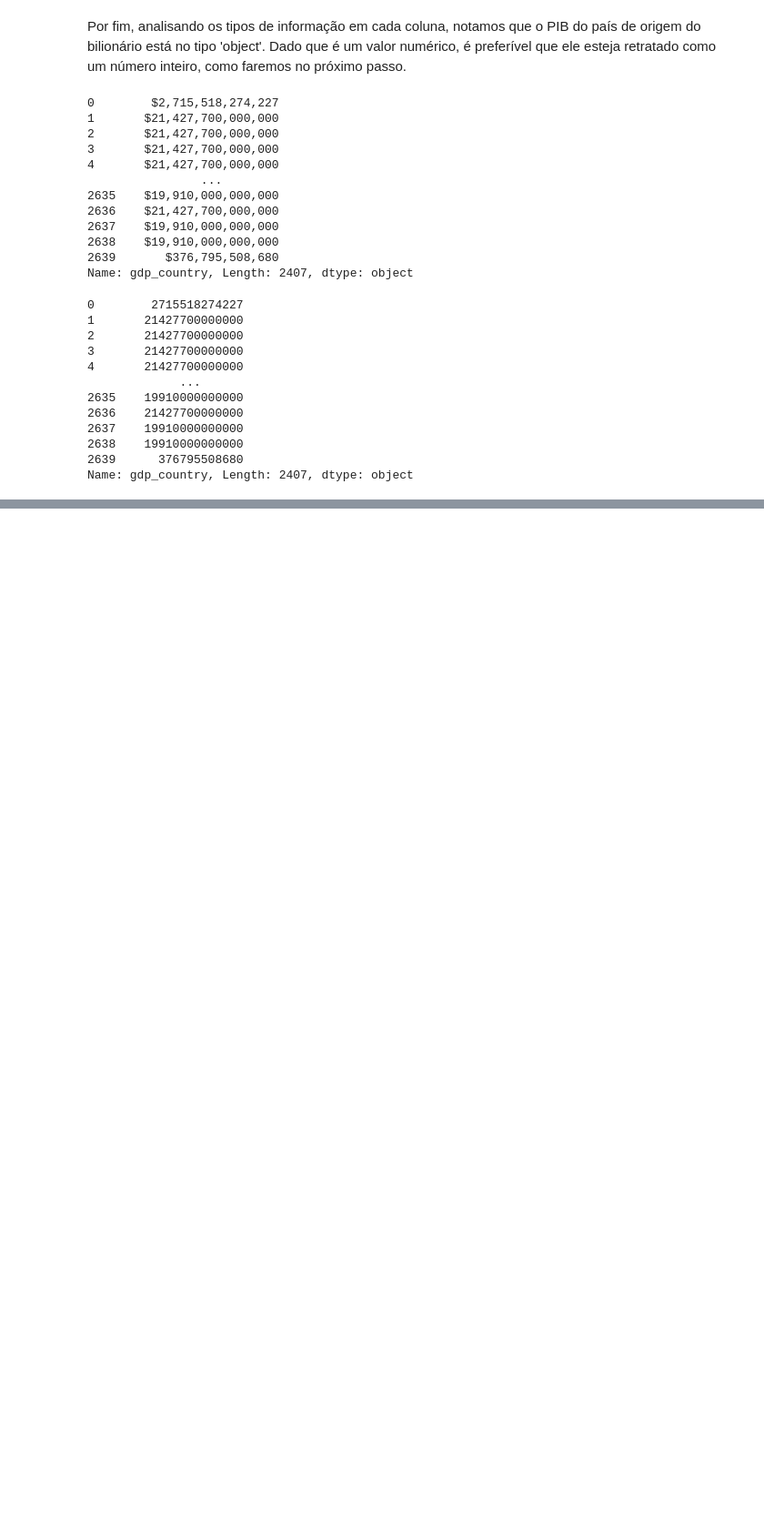
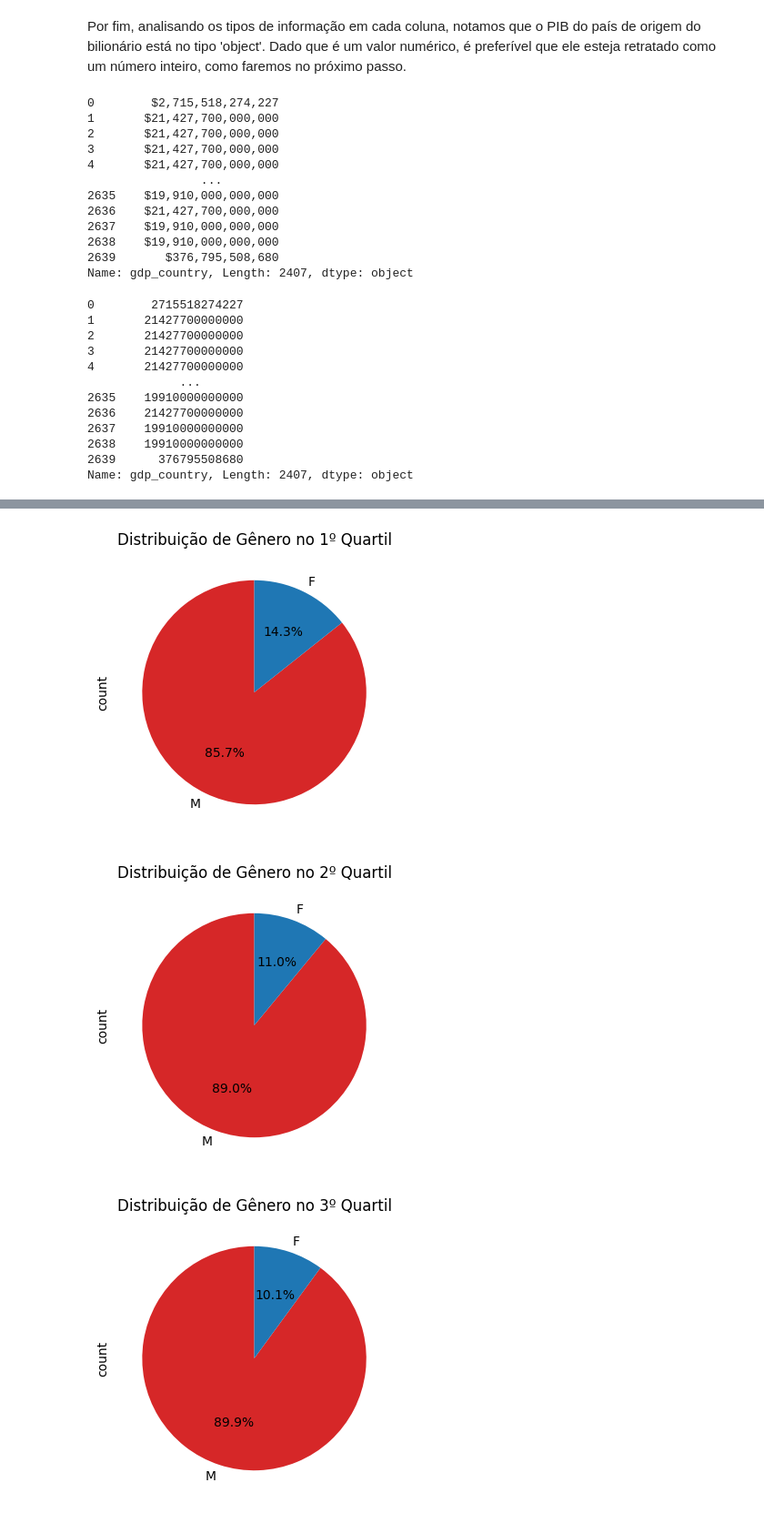
Before and after one commit to ana-werneck/eae1106-trabalhofinal, a Jupyter notebook: TrabalhoFinal.ipynb, the cells around one changed output, grey strips where cells are left out. Shown at 91% size. Drawn from its saved outputs; the diff is of its cells as text; code cells hidden in the pictures; blank space fills up the shorter version.

```diff
--- a/TrabalhoFinal.ipynb
+++ b/TrabalhoFinal.ipynb
@@ -133,7 +142,7 @@ O primeiro passo para o tratamento de dados será excluir as colunas que não te
 #Apagando colunas desnecessárias
 colunas_desnecessarias = ["lastName", "firstName", "date", "birthYear", "birthMonth", "birthDay",
                        "latitude_country", "longitude_country", "category", "residenceStateRegion",
-                       "city", "state", "organization", "industries", "title", "source", "birthDate","rank"]
+                       "city", "state", "organization", "industries", "title", "source", "birthDate","rank",'status']
 
 df = df.drop(columns=colunas_desnecessarias, errors='ignore')
 # %%
@@ -245,3 +256,9 @@ Agora que o dataframe aparenta estar organizado e arrumado, o último passo da e
 # %%
 #Coluna 'fuga_de_cerebros' indica se bilionário mudou de país(true) ou não (false)
-df['fuga_de_cerebros']= np.where(df['countryOfCitizenship'] == df['country'], False, True)
+df['fuga_de_cerebros'] = df['countryOfCitizenship'] != df['country']
+
+#Coluna com número de matrículas no ensino primário / população do país
+df['ensino_primario_relativo'] = df['gross_primary_education_enrollment_country'] / df['population_country']
+
+#Coluna com número de matrículas no ensino superior / população do país
+df['ensino_superior_relativo'] = df['gross_tertiary_education_enrollment'] / df['population_country']
@@ -264,0 +327,24 @@ df
+# %%
+#Criando DataFrames filtrados de acordo com os quartis baseados no patrimônio de cada bilionário. Os DF's exibem apenas as colunas 'Gender' e 'selfMade'
+df_q4 = df[df['finalWorth'] <= 1500][['gender', 'selfMade']]
+df_q3= df[(df['finalWorth'] > 1500) & (df['finalWorth'] <= 2400)][['gender', 'selfMade']]
+df_q2 = df[(df['finalWorth'] > 2400) & (df['finalWorth'] <= 4300)][['gender', 'selfMade']]
+df_q1 = df[df['finalWorth'] > 4300][['gender', 'selfMade']]
+# %%
+# Função para criar gráfico de pizza
+def pizza_gender(dataframe, title):
+    plt.figure(figsize=(4, 4))
+    counts = dataframe['gender'].value_counts()
+    counts.plot.pie(autopct='%1.1f%%', startangle=90, colors=['tab:red', 'tab:blue'])
+    plt.title(title)
+    plt.show()
+
+# Criar gráficos de pizza para cada DataFrame
+pizza_gender(df_q1, 'Distribuição de Gênero no 1º Quartil')
+pizza_gender(df_q2, 'Distribuição de Gênero no 2º Quartil')
+pizza_gender(df_q3, 'Distribuição de Gênero no 3º Quartil')
+pizza_gender(df_q4, 'Distribuição de Gênero no 4º Quartil')
+# %% [output]
+[figure, added]
+[figure, added]
+[figure, added]
```
Also changed, not shown: parts of 64 cells of this notebook.
